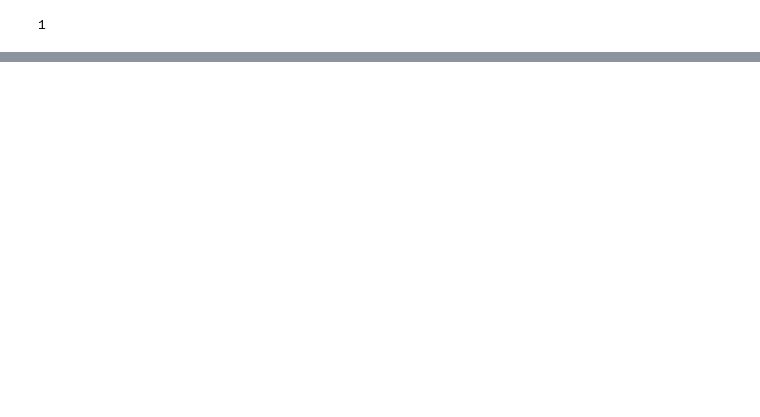
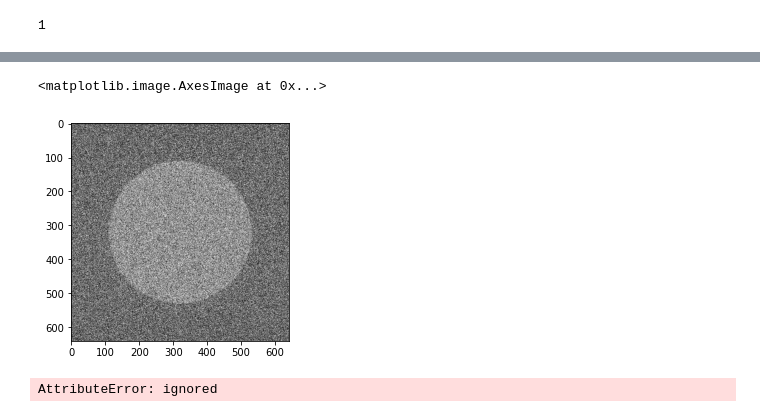
Before and after one commit to serhataksoy/CompLightLab, a Jupyter notebook: CompLightLab.ipynb, the cells around one changed output, grey strips where cells are left out. Saved outputs shown, nothing was run; the diff lists cells and outputs as text; code cells hidden in the pictures; blank space fills up the shorter version.

```diff
--- a/CompLightLab.ipynb
+++ b/CompLightLab.ipynb
@@ -294,0 +444,2 @@ TypeError: ignored
+# %%
+result = torch.from_numpy(result)
@@ -294,0 +450,12 @@ TypeError: ignored
+# %%
+plt.imshow(transforms.ToPILImage()(result),'gray')
+# %% [output]
+<matplotlib.image.AxesImage at 0x...>
+[figure, added]
+# %%
+fft_img = torch.fft.fft2(blur)
+
+plt.imshow(transforms.ToPILImage()(fft_img.uint8),"gray")
+im_fft = torch.fft.fftshift(fft_img)
+# %% [output]
+AttributeError: ignored
```
Also changed, not shown: parts of 62 cells of this notebook.
